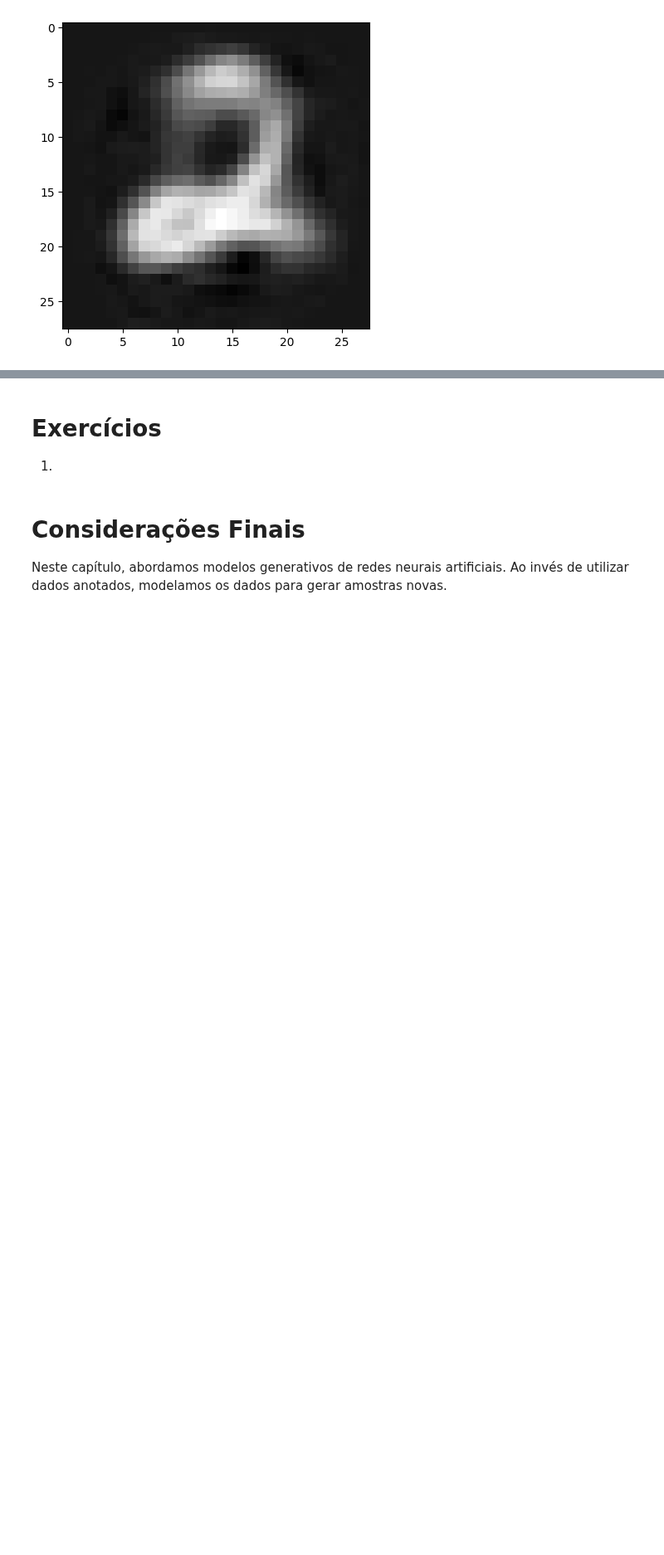
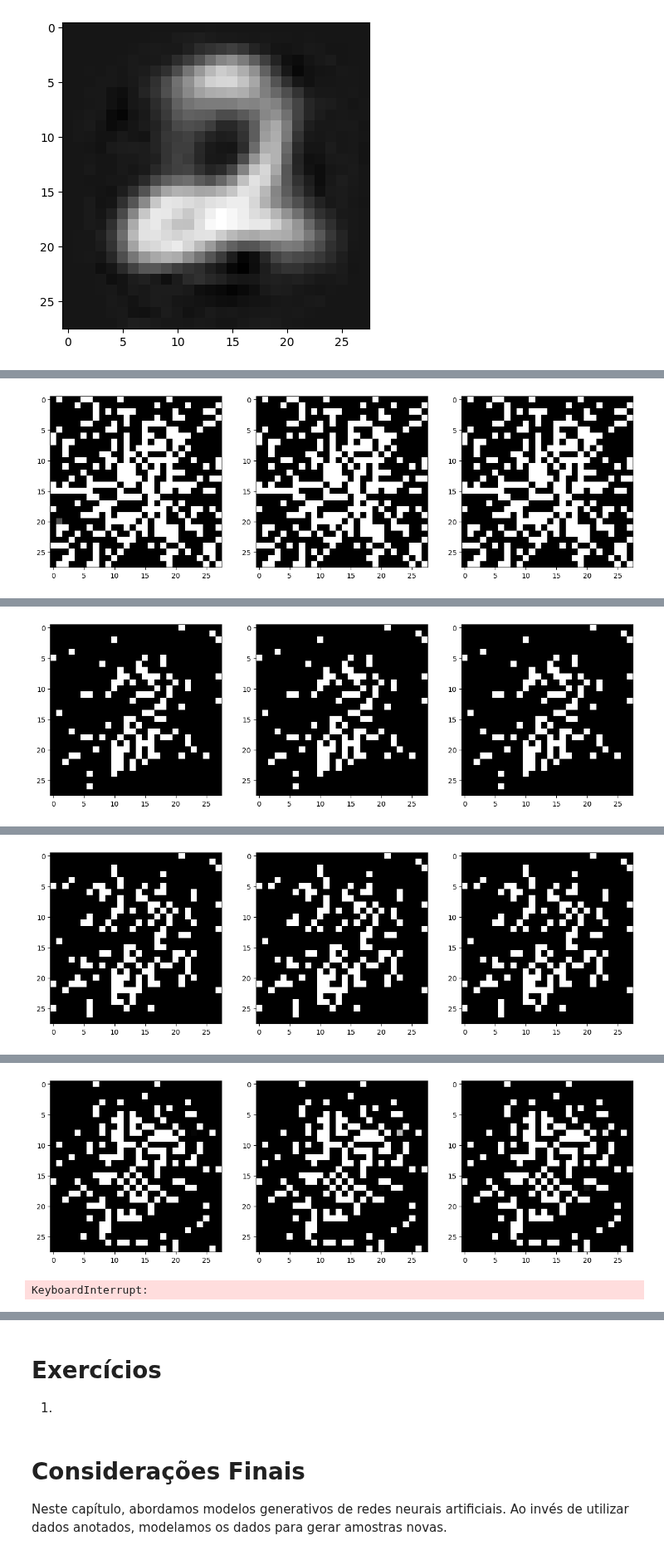
Before and after one commit to vhrique/anne_ptbr, a Jupyter notebook: 05c_Modelos_Generativos.ipynb, the cells around one changed output, grey strips where cells are left out. Shown at 83% size. Drawn from its saved outputs; the diff is of its cells as text; code cells hidden in the pictures; blank space fills up the shorter version.

```diff
--- a/05c_Modelos_Generativos.ipynb
+++ b/05c_Modelos_Generativos.ipynb
@@ -257,12 +257,19 @@ generator = Generator(latent_dim, 28*28)
 discriminator = Discriminator(28*28)
 adversarial_loss = nn.BCELoss()
 
-optimizer_G = optim.Adam(generator.parameters(), lr=lr)
-optimizer_D = optim.Adam(discriminator.parameters(), lr=lr)
+optimizer_G = optim.Adam(generator.parameters(), lr=0.0005)
+optimizer_D = optim.Adam(discriminator.parameters(), lr=0.0001)
+
+g_losses = []
+d_losses = []
 
 epochs = 10
+
 for epoch in range(epochs):
-    print(f'Epoch [{epoch+1}/{epochs}]')
+
+    running_g_loss = 0.0
+    running_d_loss = 0.0
+
     for i, (imgs, _) in enumerate(dataloader):
         # Ground truths
         real_imgs = imgs
@@ -296,6 +303,26 @@ for epoch in range(epochs):
         g_loss.backward()
         optimizer_G.step()
 
-        # Print the progress
-        if (i % 400) == 0:
-            print(f'\tBatch {i}/{len(dataloader)} Loss D: {d_loss.item()}, Loss G: {g_loss.item()}')
+        running_d_loss += d_loss.item()
+        running_g_loss += g_loss.item()
+
+    epoch_d_loss = running_d_loss / len(dataloader)
+    epoch_g_loss = running_g_loss / len(dataloader)
+
+    d_losses.append(epoch_d_loss)
+    g_losses.append(epoch_g_loss)
+
+    print(f'--> Epoch [{epoch+1}/{epochs}] Loss_D: {epoch_d_loss:.4f}, Loss_G: {epoch_g_loss:.4f}')
+    if epoch % 2 == 1:
+        fig, axs = plt.subplots(1,3,figsize=(15,5))
+        for f in range(3):
+            axs[f].imshow(fake_imgs[f].view(28, 28).detach().cpu().numpy(), cmap='grey')
+        plt.show()
+
+plt.plot(d_losses, label='Discriminator Loss')
+plt.plot(g_losses, label='Generator Loss')
+plt.xlabel('Epoch')
+plt.ylabel('Loss')
+plt.legend()
+plt.show()
+# %% [output]
@@ -301,0 +331 @@ for epoch in range(epochs):
+[figure, added]
@@ -301,0 +334 @@ for epoch in range(epochs):
+[figure, added]
@@ -301,0 +337 @@ for epoch in range(epochs):
+[figure, added]
@@ -301,0 +340,2 @@ for epoch in range(epochs):
+[figure, added]
+KeyboardInterrupt:
```
Also changed, not shown: parts of 3 cells of this notebook.
